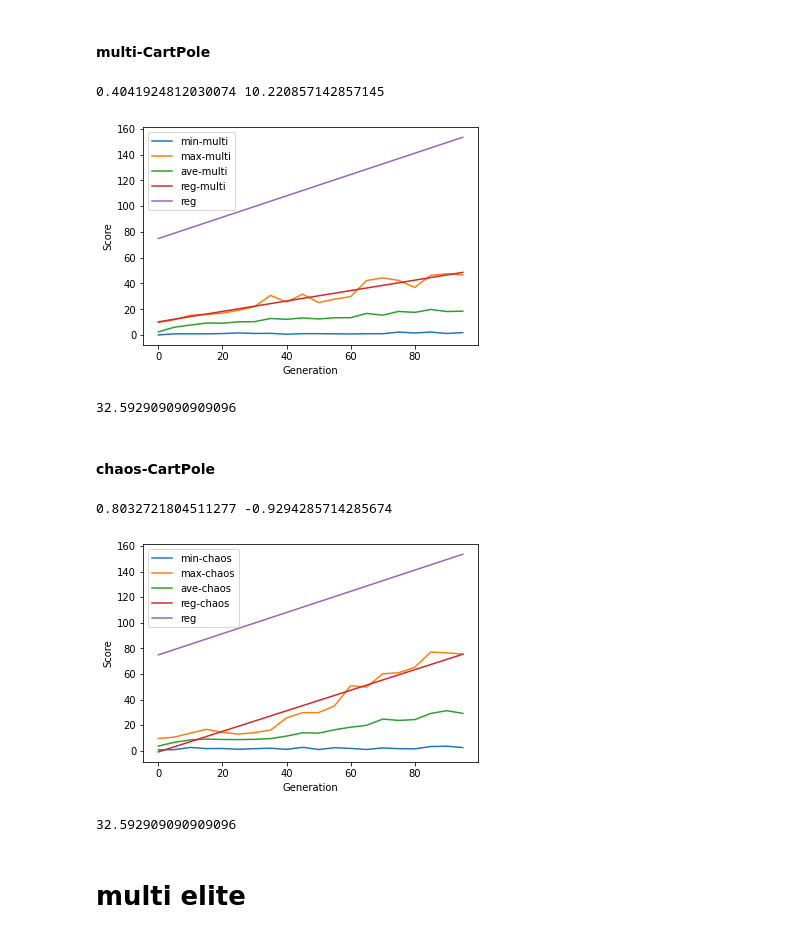
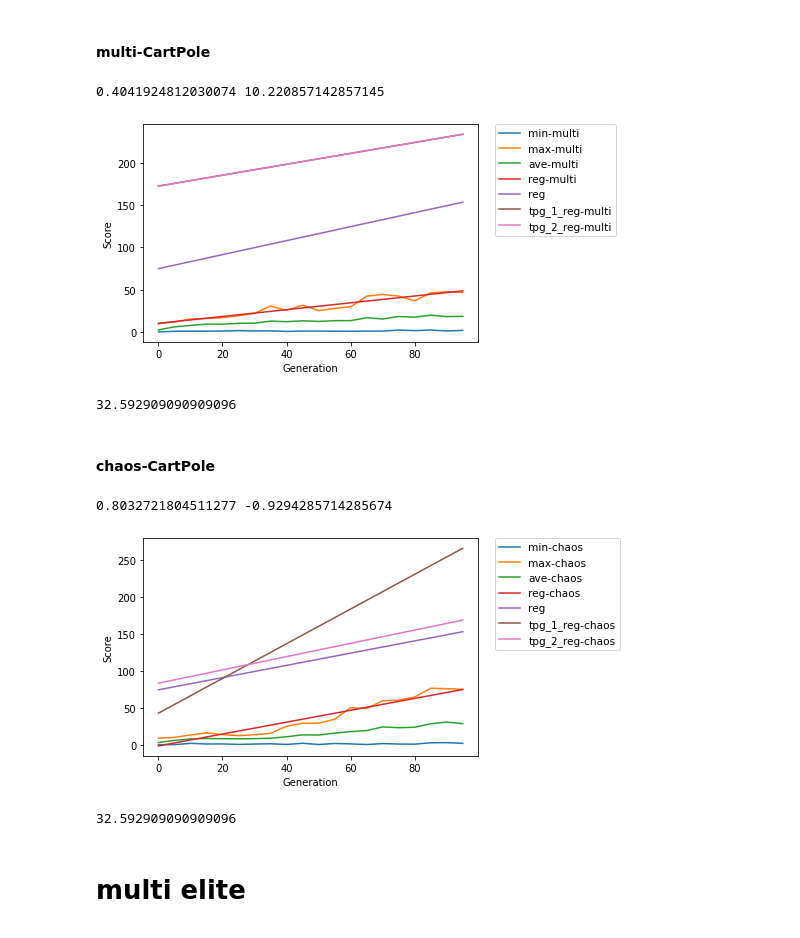
Before and after one commit to oyako-li/TPG, a Jupyter notebook: profile.ipynb, the cells around one changed output. Saved outputs shown, nothing was run; the diff lists cells and outputs as text; code cells hidden in the pictures.

```diff
--- a/profile.ipynb
+++ b/profile.ipynb
@@ -747,6 +747,7 @@ plt.show()
 with open(f'{title}.txt','w') as f:
     f.write(f'min-min:{min(mi)}, max-min:{min(ma)}, ave-min:{min(av)}, min-max:{max(mi)}, max-max:{max(ma)}, ave-max:{max(av)}, min-ave:{sum(mi)/len(mi)}, max-ave:{sum(ma)/len(ma)}, ave-ave:{sum(av)/len(av)}, fh-a:{a}, fh-b:{b}')
 print(av[-1]-av[0])
+tpg_multi_leg=fh_multi
 # %% [output]
 0.6458345864661645 172.50885714285715
 [figure]
@@ -1032,21 +1034,8 @@ mh_fh = fh
 [figure]
 # %% [markdown]
 #### multi-CartPole
-# %%
-prefix = './log/CartPole-v1/2022-12-19/'
-files = [
-    f'{prefix}15-08-26',
-    f'{prefix}15-05-16',
-    f'{prefix}15-04-24',
-    f'{prefix}15-02-15',
-    f'{prefix}15-01-38',
-    f'{prefix}15-00-00',
-    f'{prefix}14-58-14',
-    f'{prefix}14-57-42',
-    f'{prefix}14-56-56',
-    f'{prefix}14-55-39'
-]
-task="CartPole-v1"
+# %%
+files = load_archive('./log/CartPole-v1/2022-12-20/13-00-02-MHTPG-archive')
 # %%
 renge=100
 step=5
@@ -1089,4 +1078,5 @@ plt.show()
 with open(f'{title}.txt','w') as f:
     f.write(f'min-min:{min(mi)}, max-min:{min(ma)}, ave-min:{min(av)}, min-max:{max(mi)}, max-max:{max(ma)}, ave-max:{max(av)}, min-ave:{sum(mi)/len(mi)}, max-ave:{sum(ma)/len(ma)}, ave-ave:{sum(av)/len(av)}, fh-a:{a}, fh-b:{b}')
 print(av[-1]-av[0])
+tpg_mh_multi_leg=fh_multi
 # %% [output]
@@ -1440,36 +1438,39 @@ for file in files:
     mi_multi=np.add(mi_multi,_mi)
     ma_multi=np.add(ma_multi,_ma)
     av_multi=np.add(av_multi,_av)
 mi_multi=np.divide(mi_multi,10)
 ma_multi=np.divide(ma_multi,10)
 av_multi=np.divide(av_multi,10)
 ge = np.arange((ends-mi_multi.size)*step, ends*step, step)
 
 a,b=np.polyfit(ge,ma_multi,1)
 fh_multi=a*ge+b
 print(a,b)
 title = f"./results/tpg-actor2-multi-{task.replace('/','-')}"
 plt.plot(ge, mi_multi, label='min-multi')
 plt.plot(ge, ma_multi, label='max-multi')
 plt.plot(ge, av_multi, label='ave-multi')
 plt.plot(ge, fh_multi, label='reg-multi')
+plt.plot(ge, fh, label='reg')
+plt.plot(ge, tpg_multi_leg, label='tpg_1_reg-multi')
+plt.plot(ge, tpg_mh_multi_leg, label='tpg_2_reg-multi')
 # plt.plot(ge, mi, label='min')
 # plt.plot(ge, ma, label='max')
 # plt.plot(ge, av, label='ave')
-plt.plot(ge, fh, label='reg')
 
 
 plt.ylabel('Score')
 plt.xlabel('Generation')
-plt.legend()
+# plt.legend()
+plt.legend(bbox_to_anchor=(1.05, 1), loc='upper left', borderaxespad=0, fontsize=10.5)
 plt.savefig(f"{title}.png")
 plt.show()
 with open(f'{title}.txt','w') as f:
     f.write(f'min-min:{min(mi)}, max-min:{min(ma)}, ave-min:{min(av)}, min-max:{max(mi)}, max-max:{max(ma)}, ave-max:{max(av)}, min-ave:{sum(mi)/len(mi)}, max-ave:{sum(ma)/len(ma)}, ave-ave:{sum(av)/len(av)}, fh-a:{a}, fh-b:{b}')
 print(av[-1]-av[0])
 # %% [output]
 0.4041924812030074 10.220857142857145
-[figure, old version]
+[figure, new version]
 32.592909090909096
 # %% [markdown]
 #### chaos-CartPole
@@ -1503,15 +1504,18 @@ plt.plot(ge, mi_multi, label='min-chaos')
 plt.plot(ge, ma_multi, label='max-chaos')
 plt.plot(ge, av_multi, label='ave-chaos')
 plt.plot(ge, fh_multi, label='reg-chaos')
+plt.plot(ge, fh, label='reg')
+plt.plot(ge, tpg_chaos_leg, label='tpg_1_reg-chaos')
+plt.plot(ge, tpg_mh_chaos_leg, label='tpg_2_reg-chaos')
 # plt.plot(ge, mi, label='min')
 # plt.plot(ge, ma, label='max')
 # plt.plot(ge, av, label='ave')
-plt.plot(ge, fh, label='reg')
 
 
 plt.ylabel('Score')
 plt.xlabel('Generation')
-plt.legend()
+# plt.legend()
+plt.legend(bbox_to_anchor=(1.05, 1), loc='upper left', borderaxespad=0, fontsize=10.5)
 plt.savefig(f"{title}.png")
 plt.show()
 with open(f'{title}.txt','w') as f:
@@ -1519,7 +1523,7 @@ with open(f'{title}.txt','w') as f:
 print(av[-1]-av[0])
 # %% [output]
 0.8032721804511277 -0.9294285714285674
-[figure, old version]
+[figure, new version]
 32.592909090909096
 # %% [markdown]
 # multi elite
```
Also changed, not shown: parts of 24 cells of this notebook, 2 other files.
